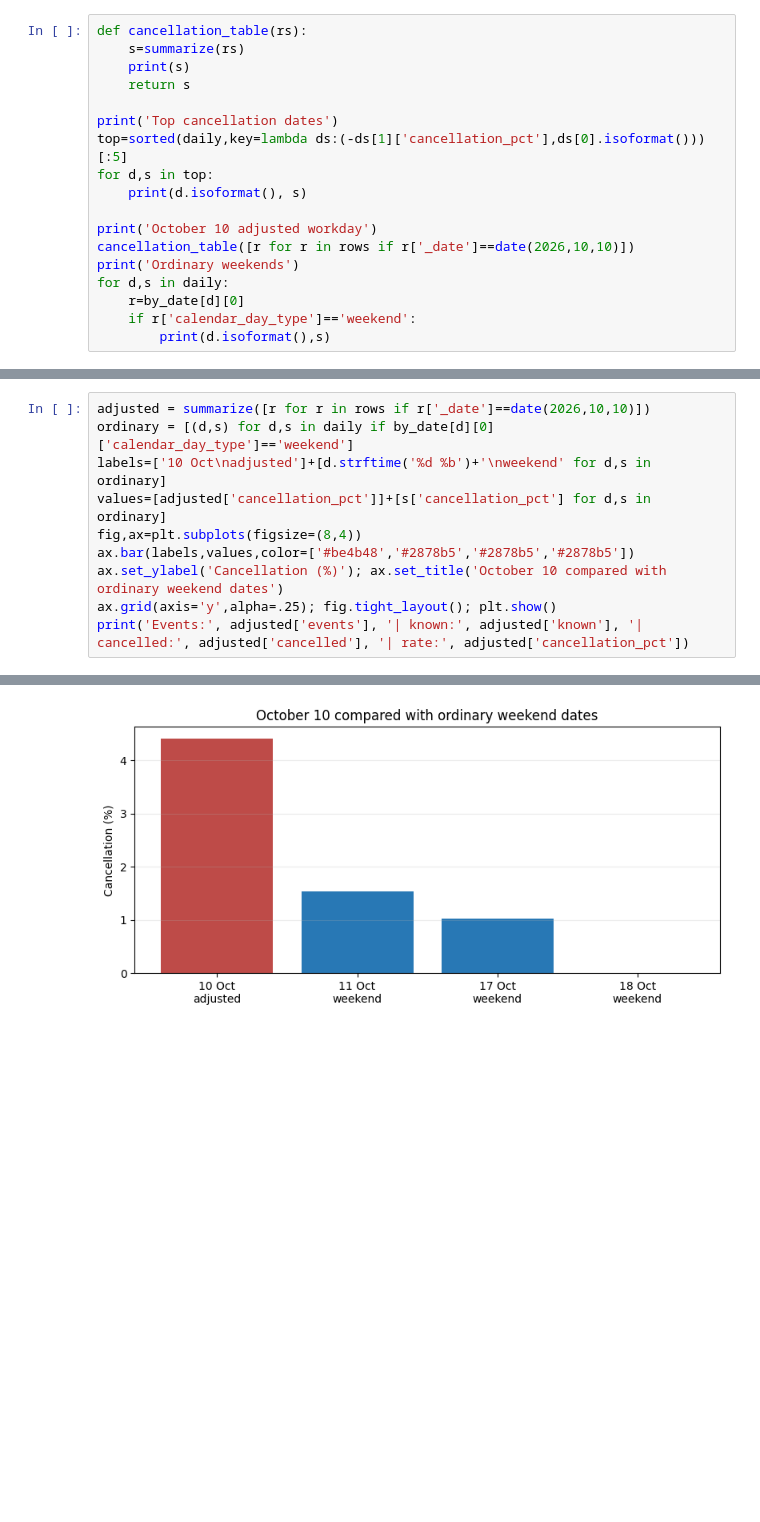
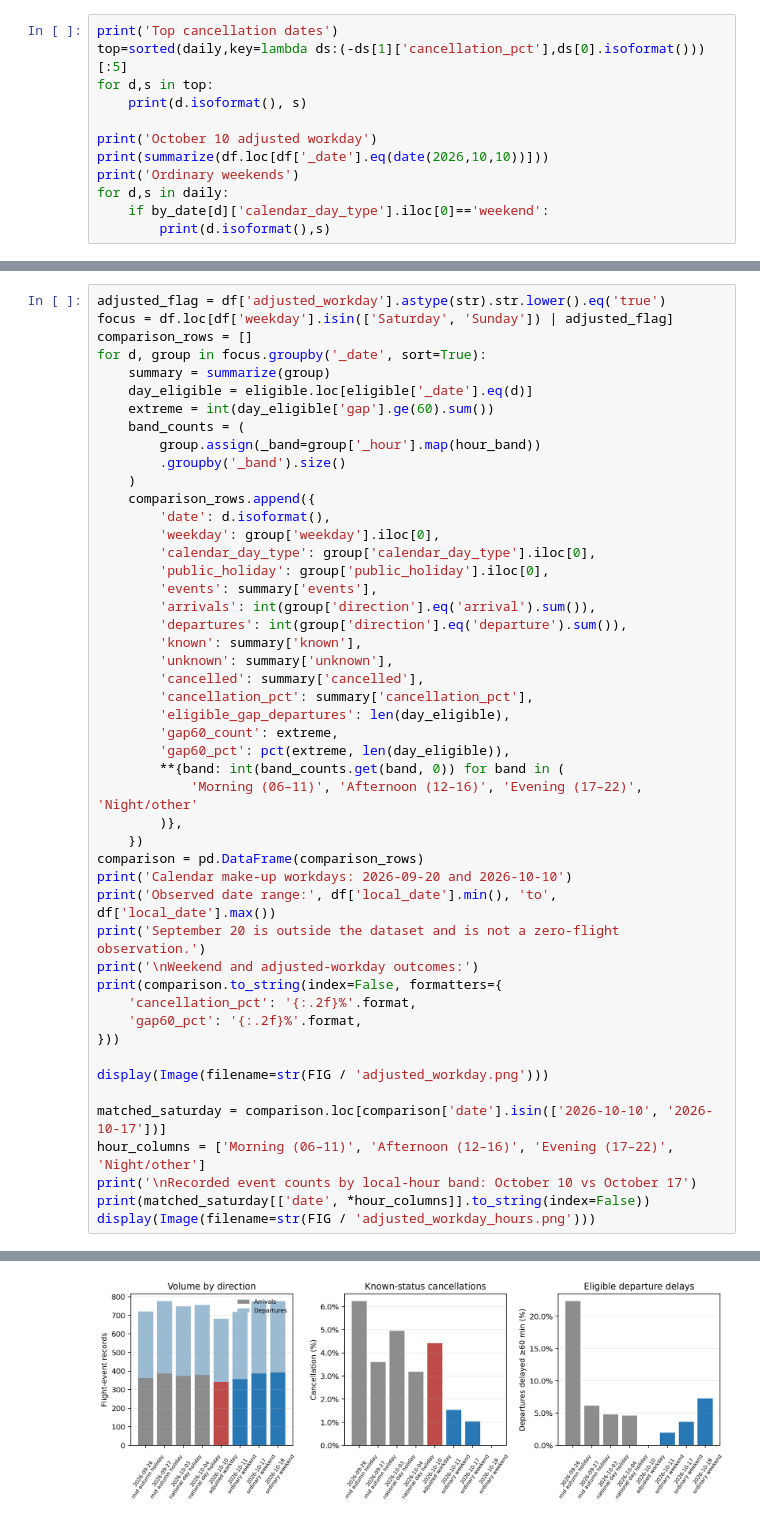
Before and after one commit to Yanzi23377/SHA-flight-data, a Jupyter notebook: final_project_word/sha_national_day_final_executed.ipynb, the cells around one changed output, grey strips where cells are left out. Cells and saved outputs as stored; diff of their text form; blank space fills up the shorter version.

```diff
--- a/final_project_word/sha_national_day_final_executed.ipynb
+++ b/final_project_word/sha_national_day_final_executed.ipynb
@@ -131,20 +165,14 @@ The date-level view is not a test of recurring causation. October 10 is examined
 # %%
-def cancellation_table(rs):
-    s=summarize(rs)
-    print(s)
-    return s
-
 print('Top cancellation dates')
 top=sorted(daily,key=lambda ds:(-ds[1]['cancellation_pct'],ds[0].isoformat()))[:5]
 for d,s in top:
     print(d.isoformat(), s)
 
 print('October 10 adjusted workday')
-cancellation_table([r for r in rows if r['_date']==date(2026,10,10)])
+print(summarize(df.loc[df['_date'].eq(date(2026,10,10))]))
 print('Ordinary weekends')
 for d,s in daily:
-    r=by_date[d][0]
-    if r['calendar_day_type']=='weekend':
+    if by_date[d]['calendar_day_type'].iloc[0]=='weekend':
         print(d.isoformat(),s)
 # %% [output]
 Top cancellation dates
@@ -166,11 +194,49 @@ October 10 was officially a Saturday adjusted workday. There is only one adjuste
 # %%
-adjusted = summarize([r for r in rows if r['_date']==date(2026,10,10)])
-ordinary = [(d,s) for d,s in daily if by_date[d][0]['calendar_day_type']=='weekend']
-labels=['10 Oct\nadjusted']+[d.strftime('%d %b')+'\nweekend' for d,s in ordinary]
-values=[adjusted['cancellation_pct']]+[s['cancellation_pct'] for d,s in ordinary]
-fig,ax=plt.subplots(figsize=(8,4))
-ax.bar(labels,values,color=['#be4b48','#2878b5','#2878b5','#2878b5'])
-ax.set_ylabel('Cancellation (%)'); ax.set_title('October 10 compared with ordinary weekend dates')
-ax.grid(axis='y',alpha=.25); fig.tight_layout(); plt.show()
-print('Events:', adjusted['events'], '| known:', adjusted['known'], '| cancelled:', adjusted['cancelled'], '| rate:', adjusted['cancellation_pct'])
+adjusted_flag = df['adjusted_workday'].astype(str).str.lower().eq('true')
+focus = df.loc[df['weekday'].isin(['Saturday', 'Sunday']) | adjusted_flag]
+comparison_rows = []
+for d, group in focus.groupby('_date', sort=True):
+    summary = summarize(group)
+    day_eligible = eligible.loc[eligible['_date'].eq(d)]
+    extreme = int(day_eligible['gap'].ge(60).sum())
+    band_counts = (
+        group.assign(_band=group['_hour'].map(hour_band))
+        .groupby('_band').size()
+    )
+    comparison_rows.append({
+        'date': d.isoformat(),
+        'weekday': group['weekday'].iloc[0],
+        'calendar_day_type': group['calendar_day_type'].iloc[0],
+        'public_holiday': group['public_holiday'].iloc[0],
+        'events': summary['events'],
+        'arrivals': int(group['direction'].eq('arrival').sum()),
+        'departures': int(group['direction'].eq('departure').sum()),
+        'known': summary['known'],
+        'unknown': summary['unknown'],
+        'cancelled': summary['cancelled'],
+        'cancellation_pct': summary['cancellation_pct'],
+        'eligible_gap_departures': len(day_eligible),
+        'gap60_count': extreme,
+        'gap60_pct': pct(extreme, len(day_eligible)),
+        **{band: int(band_counts.get(band, 0)) for band in (
+            'Morning (06–11)', 'Afternoon (12–16)', 'Evening (17–22)', 'Night/other'
+        )},
+    })
+comparison = pd.DataFrame(comparison_rows)
+print('Calendar make-up workdays: 2026-09-20 and 2026-10-10')
+print('Observed date range:', df['local_date'].min(), 'to', df['local_date'].max())
+print('September 20 is outside the dataset and is not a zero-flight observation.')
+print('\nWeekend and adjusted-workday outcomes:')
+print(comparison.to_string(index=False, formatters={
+    'cancellation_pct': '{:.2f}%'.format,
+    'gap60_pct': '{:.2f}%'.format,
+}))
+
+display(Image(filename=str(FIG / 'adjusted_workday.png')))
+
+matched_saturday = comparison.loc[comparison['date'].isin(['2026-10-10', '2026-10-17'])]
+hour_columns = ['Morning (06–11)', 'Afternoon (12–16)', 'Evening (17–22)', 'Night/other']
+print('\nRecorded event counts by local-hour band: October 10 vs October 17')
+print(matched_saturday[['date', *hour_columns]].to_string(index=False))
+display(Image(filename=str(FIG / 'adjusted_workday_hours.png')))
 # %% [output]
@@ -177 +257 @@ print('Events:', adjusted['events'], '| known:', adjusted['known'], '| cancelled
-[figure, old version]
+[figure, new version]
```
Also changed, not shown: parts of 12 cells of this notebook, 50 other files.
